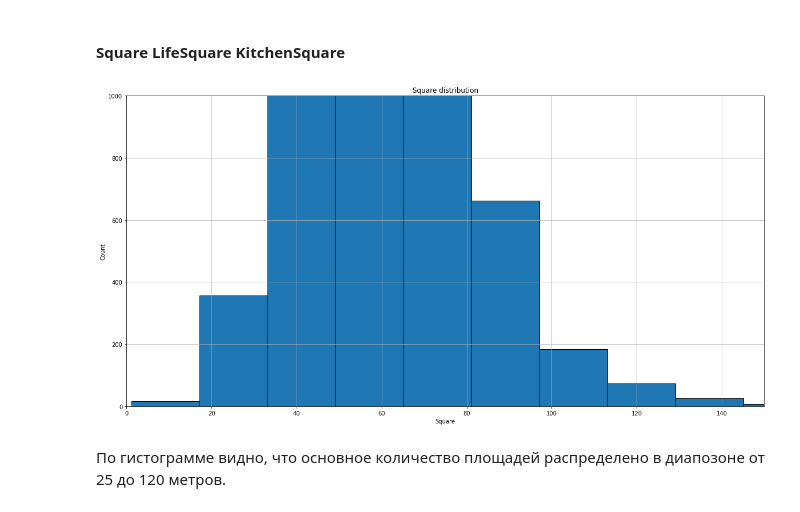
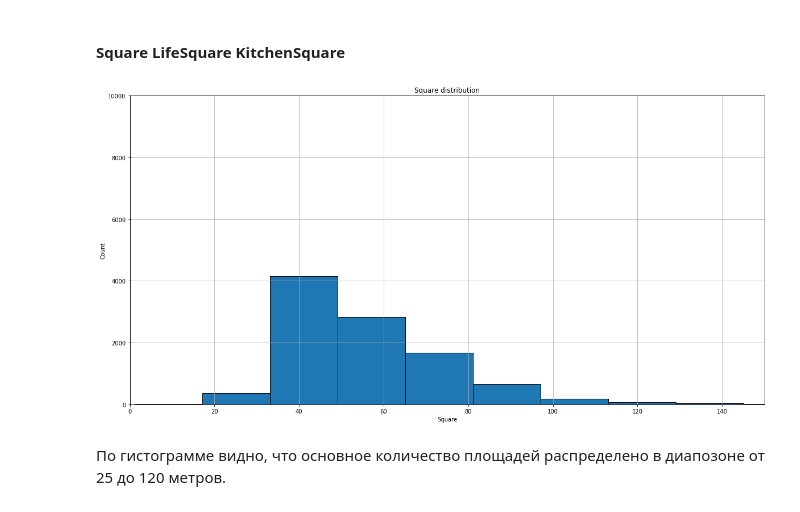
Before and after one commit to kotvmeshk/hometask, a Jupyter notebook: Hometask_lib/fin_project.ipynb, the cells around one changed output. Saved outputs shown, nothing was run; the diff lists cells and outputs as text; code cells hidden in the pictures.

```diff
--- a/Hometask_lib/fin_project.ipynb
+++ b/Hometask_lib/fin_project.ipynb
@@ -67,0 +80,5 @@ train_df = train_df.drop('Id',axis=1)
+# %%
+# train_df.DistrictId = train_df.DistrictId.tolist()
+# train_df['DistrictId'] = train_df['DistrictId'].apply(pd.to_numeric, downcast = 'float', errors="coerce")
+train_df['DistrictId'] = train_df['DistrictId'].astype(int)
+train_df['DistrictId']
@@ -67,0 +113,13 @@ train_df = train_df.drop('Id',axis=1)
+# %%
+from sklearn.cluster import KMeans
+model = KMeans(n_clusters =8, random_state = 100)
+from sklearn.preprocessing import MinMaxScaler
+scaler_1 = MinMaxScaler()
+# dist_sh_df = train_df.loc[train_df['DistrictId':'Shops_1'] ]
+feats = ['DistrictId','Shops_1' ]
+dist_sh_df = train_df [feats]
+sk_dist_sh_df = scaler_1.fit_transform(dist_sh_df)
+
+
+km_distr = model.fit_predict(sk_dist_sh_df )
+km_distr
@@ -67,0 +143,2 @@ train_df = train_df.drop('Id',axis=1)
+# %%
+train_df['shops_distr'] = km_distr
@@ -137,0 +196,3 @@ Name: Shops_2, dtype: int64
+# %%
+
+train_df = pd.get_dummies(train_df)
@@ -166,18 +314,18 @@ test_df.loc[test_df['Rooms']>6,'Rooms'] = median_2
 # %%
 # train_df['Square'].value_counts()
 plt.figure (figsize=(20,10))
-plt.axis([0,150,0,1000])
+plt.axis([0,150,0,10000])
 train_df['Square'].hist(bins = 40, edgecolor = 'black')
 # train_df['LifeSquare'].hist(bins = 40, edgecolor = 'black')
 # train_df['KitchenSquare'].hist(bins = 40, edgecolor = 'black')
 plt.ylabel('Count')
 plt.xlabel('Square')
 
 plt.title ('Square distribution')
 # print(hist_info)
 plt.show()
 # %% [output]
-[figure, old version]
+[figure, new version]
 # %% [markdown]
 По гистограмме видно, что основное количество площадей распределено в диапозоне от 25 до 120 метров.
 # %%
```
Also changed, not shown: parts of 81 cells of this notebook.
